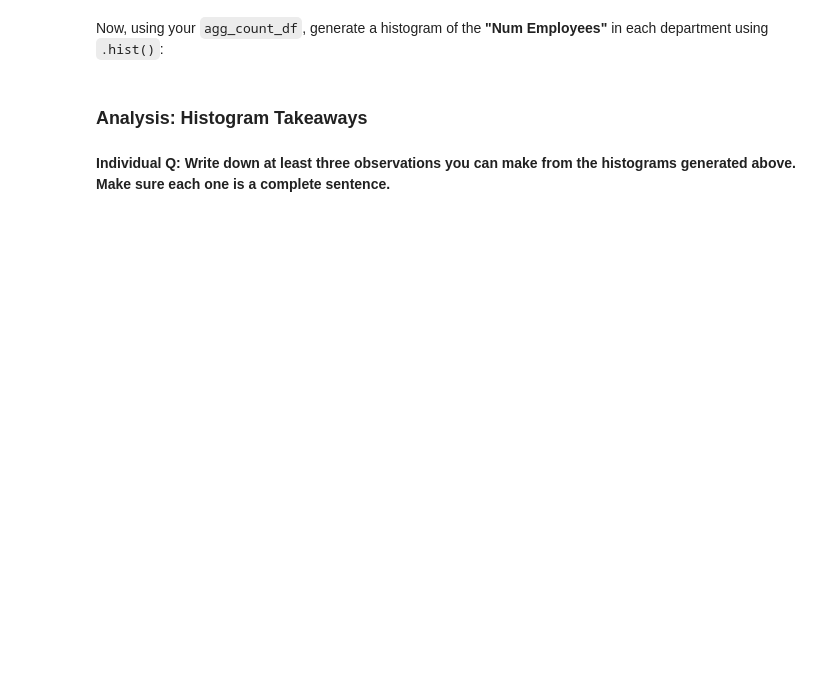
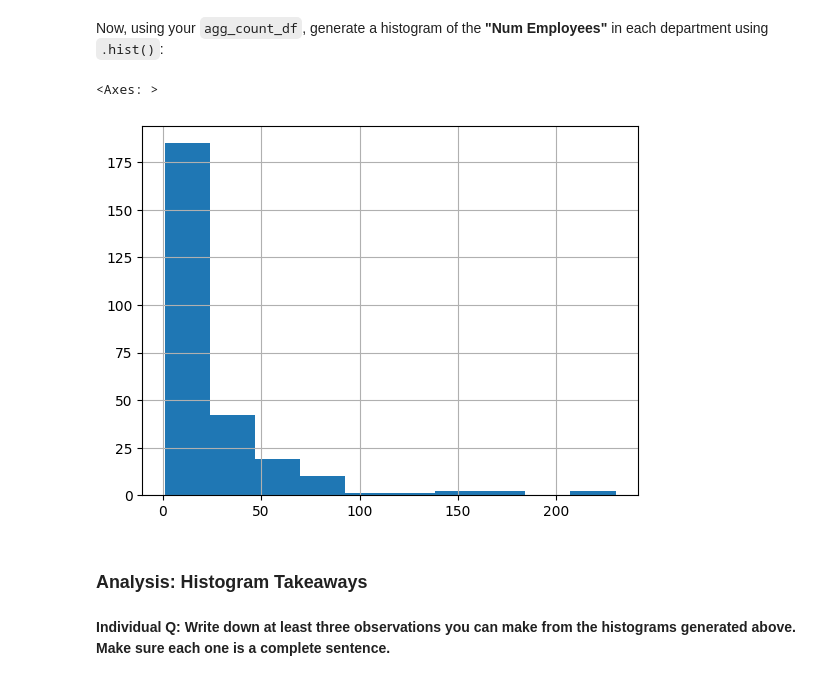
Before and after one commit to refaqat/stat107, a Jupyter notebook: lab_plots/lab_plots.ipynb, the cells around one changed output. Saved outputs shown, nothing was run; the diff lists cells and outputs as text; code cells hidden in the pictures; blank space fills up the shorter version.

```diff
--- a/lab_plots/lab_plots.ipynb
+++ b/lab_plots/lab_plots.ipynb
@@ -246,0 +318,3 @@ agg_count_df
+# %%
+agg_count_df = df2.groupby('Department Name').agg('count').reset_index()
+agg_count_df
@@ -321,3 +439,8 @@ Now, using your `agg_count_df`, generate a histogram of the **"Num Employees"**
+# %%
+agg_count_df['Num Employees'].hist()
+# %% [output]
+<Axes: >
+[figure, added]
 # %% [markdown]
 ### Analysis: Histogram Takeaways
 # %% [markdown]
```
Also changed, not shown: parts of 75 cells of this notebook, 1 other file.
